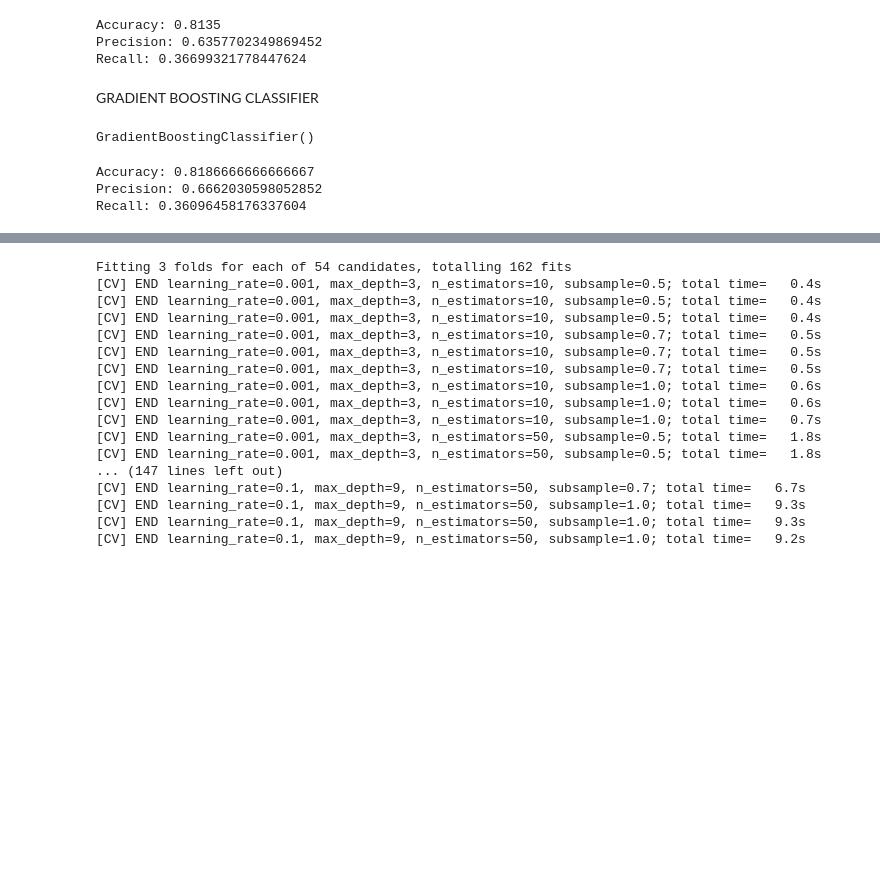
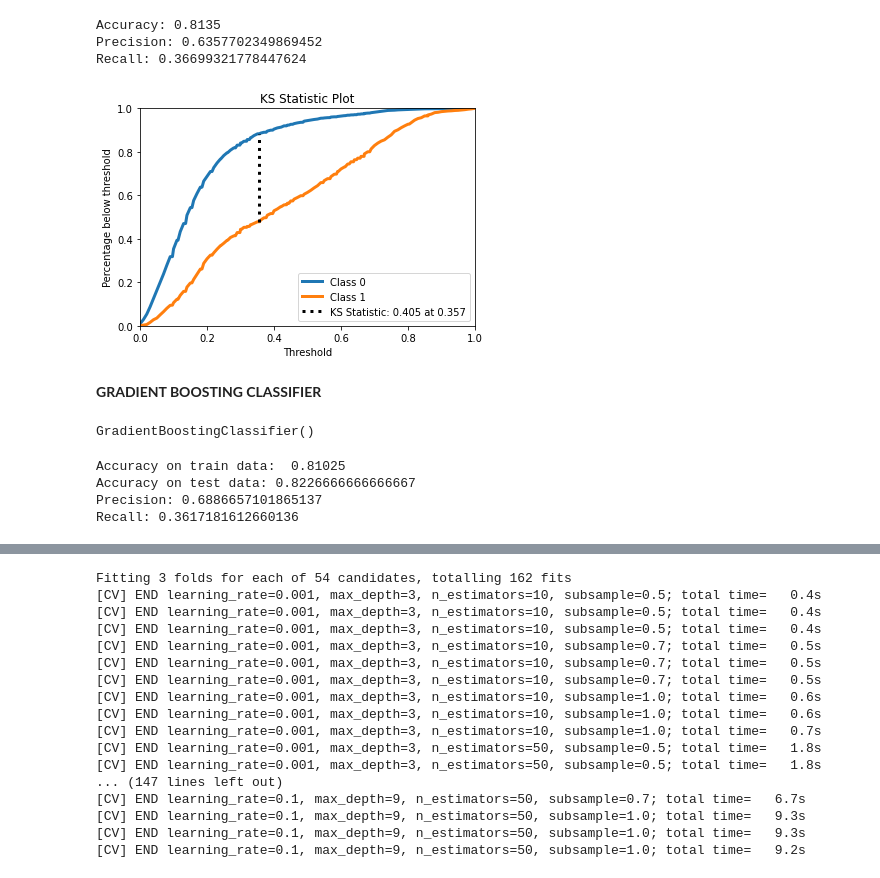
Before and after one commit to Sharaffin/Credit-card-default-prediction, a Jupyter notebook: credit_card_default_prediction.ipynb, the cells around one changed output, grey strips where cells are left out. Saved outputs shown, nothing was run; the diff lists cells and outputs as text; code cells hidden in the pictures; blank space fills up the shorter version.

```diff
--- a/credit_card_default_prediction.ipynb
+++ b/credit_card_default_prediction.ipynb
@@ -951,8 +983,14 @@ print("Recall:",recall_score(Y_test, y_pred))
 Accuracy: 0.8135
 Precision: 0.6357702349869452
 Recall: 0.36699321778447624
+# %%
+target_proba = rfc.predict_proba(X_test)
+skplt.metrics.plot_ks_statistic(Y_test, target_proba)
+plt.show()
+# %% [output]
+[figure, added]
 # %% [markdown]
-GRADIENT BOOSTING CLASSIFIER
+**GRADIENT BOOSTING CLASSIFIER**
 # %%
 from sklearn.ensemble import GradientBoostingClassifier
 # %%
@@ -964,11 +1002,12 @@ GradientBoostingClassifier()
 # %%
 y_pred = gbc.predict(X_test)
 # %%
-print("Accuracy on train data: "accuracy_score(train_class_preds,y_train))
+print("Accuracy on train data: ",accuracy_score(train_class_preds,Y_train))
 print("Accuracy on test data:",accuracy_score(Y_test, y_pred))
 print("Precision:",precision_score(Y_test, y_pred))
 print("Recall:",recall_score(Y_test, y_pred))
 # %% [output]
-Accuracy: 0.8186666666666667
-Precision: 0.6662030598052852
-Recall: 0.36096458176337604
+Accuracy on train data:  0.81025
+Accuracy on test data: 0.8226666666666667
+Precision: 0.6886657101865137
+Recall: 0.3617181612660136
```
Also changed, not shown: parts of 29 cells of this notebook.
